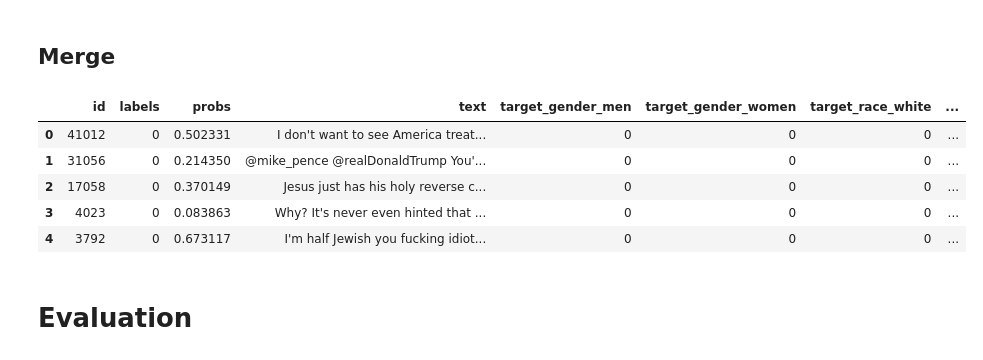
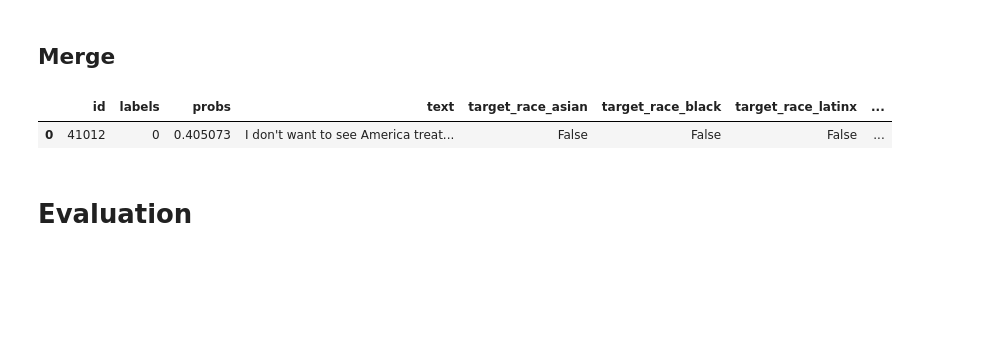
Before and after one commit to khairulislam/DP-on-NLP-Bias, a Jupyter notebook: src/ucberkeley/benchmark.ipynb, the cells around one changed output. Drawn from its saved outputs; the diff is of its cells as text; code cells hidden in the pictures; blank space fills up the shorter version.

Commit message:
add ucberkeley result files. update benchmark scripts

```diff
--- a/src/ucberkeley/benchmark.ipynb
+++ b/src/ucberkeley/benchmark.ipynb
@@ -18,16 +15,17 @@ pd.set_option('display.max_colwidth', None)
 # %% [markdown]
 # Result path
 # %%
-dataset_name = 'ucberkeley hate speech'
-model_name = 'distilbert'
+dataset_name = 'ucberkeley'
+model_name = 'bert-base-uncased'
+run_name = "run 1"
 
 # change to ../../results/{dataset_name} when using inside one of the data subfolders
-result_folder = f'../../results/{dataset_name}'
-test_csv_filepath = os.path.join(result_folder, 'test.csv')
+run_folder = f'../../results/{dataset_name}/{run_name}'
+test_csv_filepath = os.path.join(run_folder, 'test.csv')
 
-model_folder = os.path.join(result_folder, model_name) # for this particular model
+model_folder = os.path.join(run_folder, model_name) # for this particular model
 normal_folder = os.path.join(model_folder, 'normal')
-dp_folder = os.path.join(model_folder, 'epsilon 1.0')
+dp_folder = os.path.join(model_folder, 'epsilon 3.0')
 
 result_filepath = os.path.join(normal_folder, 'results.csv')
 dp_result_filepath = os.path.join(dp_folder, 'results.csv')
@@ -39,5 +37,5 @@ You can recreate the processed datasets using the tokenize notebooks for that pa
 # %%
 result = pd.read_csv(result_filepath)
 dp_result = pd.read_csv(dp_result_filepath)
-df = pd.read_csv(test_csv_filepath)
+test_df = pd.read_csv(test_csv_filepath)
 # %%
@@ -61,22 +59,19 @@ dp_result.drop(columns=['split'], inplace=True)
 # %%
 # result has id column which is the same as the text ids from raw dataset
 raw_id_column = 'comment_id'
-df.rename({raw_id_column: id_column}, axis=1, inplace=True)
-df.drop(columns=['labels'], inplace=True)
+test_df.rename({raw_id_column: id_column}, axis=1, inplace=True)
 # %% [markdown]
 ## Merge
 # %%
-result = result.merge(df, on=id_column, how='inner').reset_index(drop=True)
-dp_result = dp_result.merge(df, on=id_column, how='inner').reset_index(drop=True)
+extra_columns = [col for col in test_df.columns if col in result.columns and col!=id_column]
+
+result = result.merge(test_df.drop(columns=extra_columns), on=id_column, how='inner').reset_index(drop=True)
+dp_result = dp_result.merge(test_df.drop(columns=extra_columns), on=id_column, how='inner').reset_index(drop=True)
 # %%
-result.head()
+result.head(1)
 # %% [output]
-|  | id | labels | probs | text | target_gender_men | target_gender_women | target_race_white | ... |
-| 0 | 41012 | 0 | 0.502331 | I don't want to see America treat... | 0 | 0 | 0 | ... |
-| 1 | 31056 | 0 | 0.214350 | @mike_pence @realDonaldTrump You'... | 0 | 0 | 0 | ... |
-| 2 | 17058 | 0 | 0.370149 | Jesus just has his holy reverse c... | 0 | 0 | 0 | ... |
-| 3 | 4023 | 0 | 0.083863 | Why? It's never even hinted that ... | 0 | 0 | 0 | ... |
-| 4 | 3792 | 0 | 0.673117 | I'm half Jewish you fucking idiot... | 0 | 0 | 0 | ... |
+|  | id | labels | probs | text | target_race_asian | target_race_black | target_race_latinx | ... |
+| 0 | 41012 | 0 | 0.405073 | I don't want to see America treat... | False | False | False | ... |
 # %% [markdown]
 # Evaluation
 # %% [markdown]
```
Also changed, not shown: parts of 11 cells of this notebook, 4 other files.
